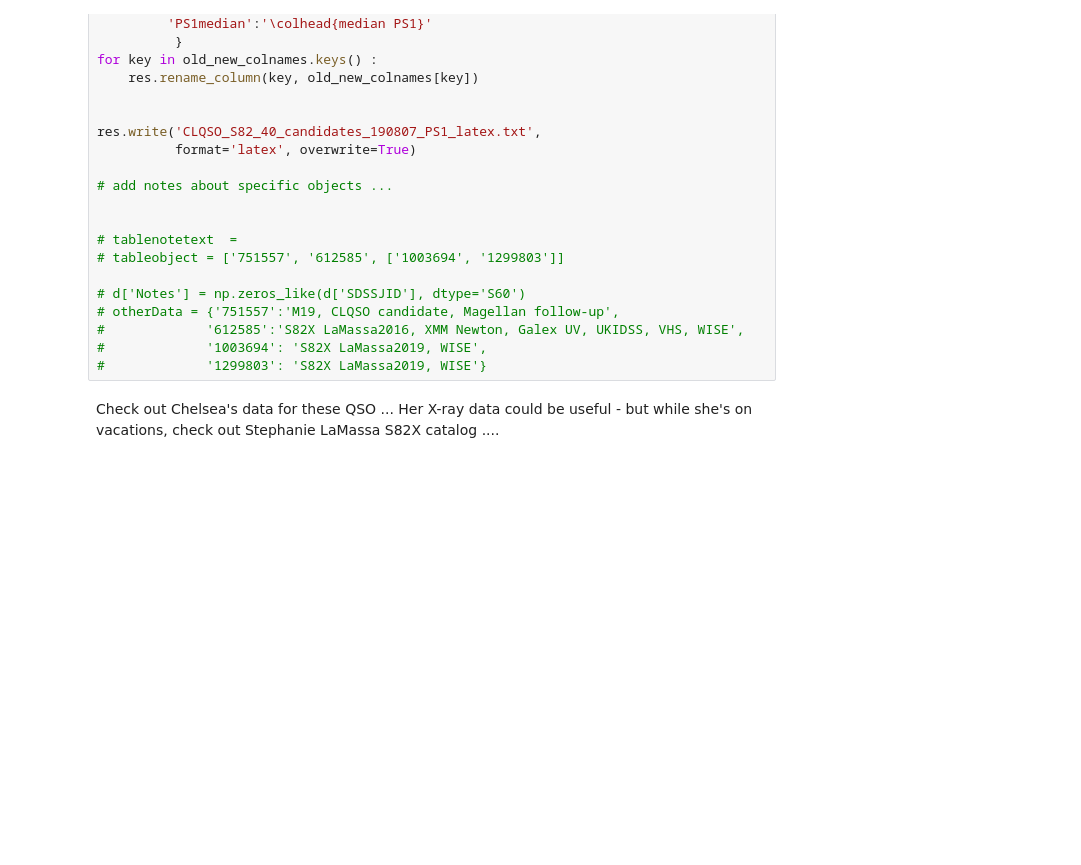
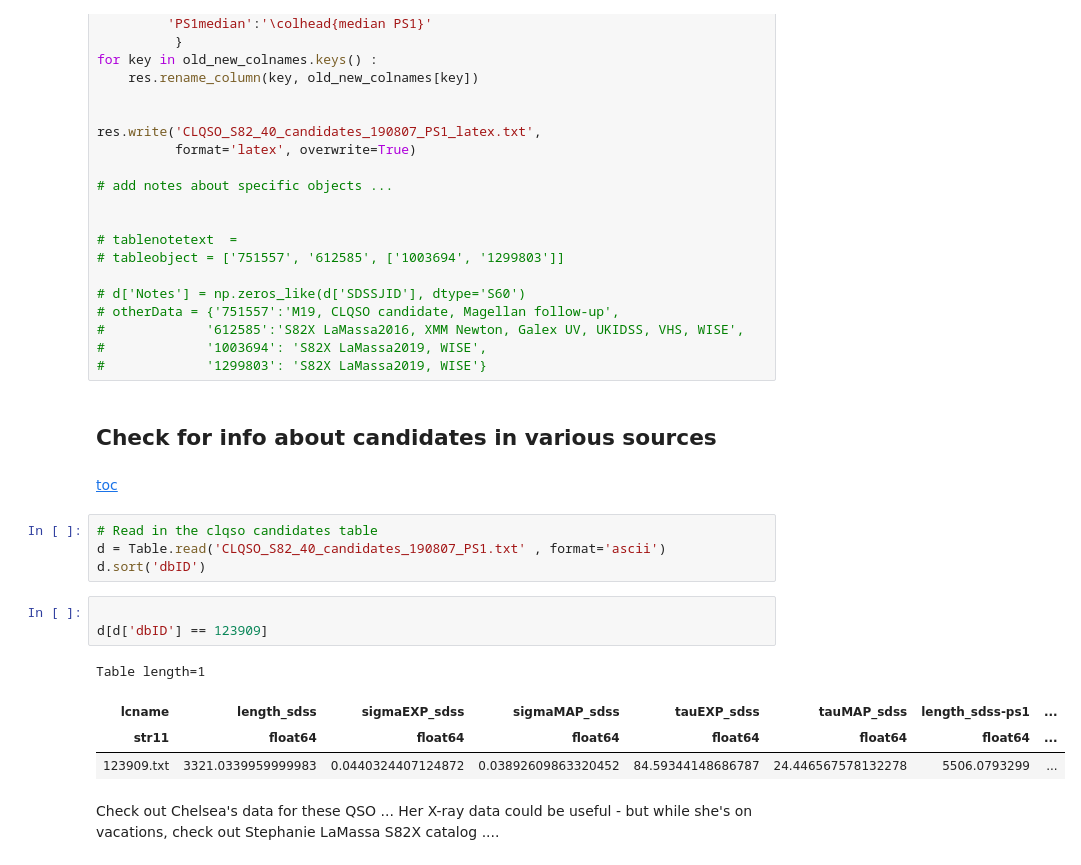
Before and after one commit to suberlak/PS1_SDSS_CRTS, a Jupyter notebook: code2/Explore_SDSS_PS1_lightcurves.ipynb, the cells around one changed output. Drawn from its saved outputs; the diff is of its cells as text; blank space fills up the shorter version.

```diff
--- a/code2/Explore_SDSS_PS1_lightcurves.ipynb
+++ b/code2/Explore_SDSS_PS1_lightcurves.ipynb
@@ -1887,6 +2035,22 @@ res.write('CLQSO_S82_40_candidates_190807_PS1_latex.txt',
 #             '612585':'S82X LaMassa2016, XMM Newton, Galex UV, UKIDSS, VHS, WISE',
 #             '1003694': 'S82X LaMassa2019, WISE',
 #             '1299803': 'S82X LaMassa2019, WISE'}
+# %% [markdown]
+## Check for info about candidates in various sources <a id='check_info'></a>
+# %% [markdown]
+[toc](#toc)
+# %%
+# Read in the clqso candidates table
+d = Table.read('CLQSO_S82_40_candidates_190807_PS1.txt' , format='ascii')
+d.sort('dbID')
+# %%
+
+d[d['dbID'] == 123909]
+# %% [output]
+Table length=1
+| lcname | length_sdss | sigmaEXP_sdss | sigmaMAP_sdss | tauEXP_sdss | tauMAP_sdss | length_sdss-ps1 | ... |
+| str11 | float64 | float64 | float64 | float64 | float64 | float64 | ... |
+| 123909.txt | 3321.0339959999983 | 0.0440324407124872 | 0.03892609863320452 | 84.59344148686787 | 24.446567578132278 | 5506.0793299 | ... |
 # %% [markdown]
 Check out Chelsea's  data for these QSO ... Her X-ray data could be useful - but while she's on vacations, check out Stephanie LaMassa  S82X  catalog ....
 # %%
```
Also changed, not shown: parts of 57 cells of this notebook.
